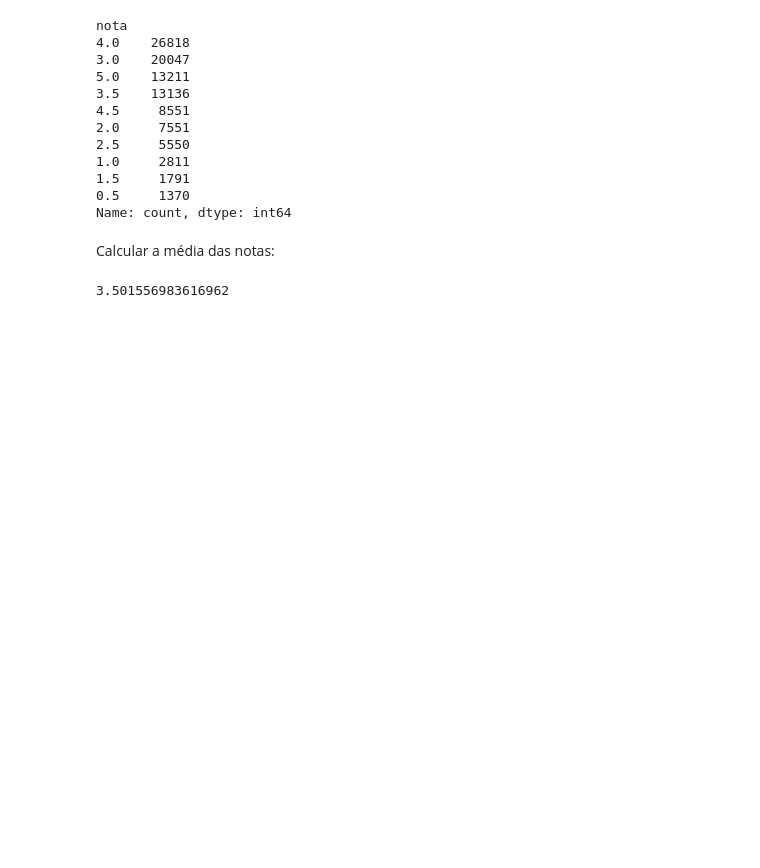
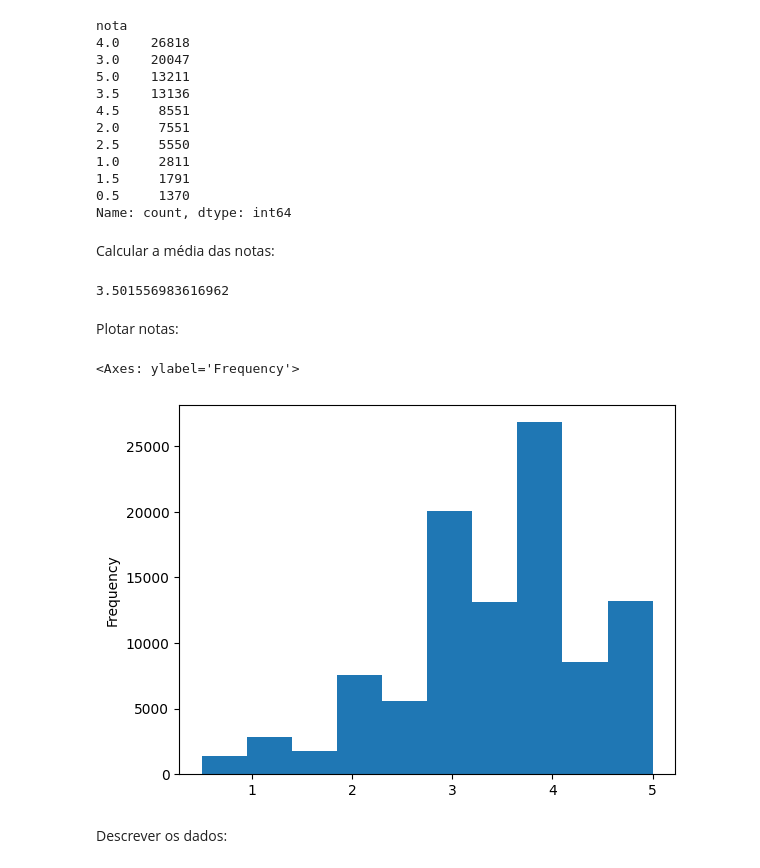
Before and after one commit to alex-sandro/Curso-data-science, a Jupyter notebook: Curso_Data_Science.ipynb, the cells around one changed output. Cells and saved outputs as stored; diff of their text form; code cells hidden in the pictures; blank space fills up the shorter version.

```diff
--- a/Curso_Data_Science.ipynb
+++ b/Curso_Data_Science.ipynb
@@ -99,3 +99,12 @@ Calcular a média das notas:
 notas["nota"].mean()
 # %% [output]
 3.501556983616962
+# %% [markdown]
+Plotar notas:
+# %%
+notas.nota.plot(kind='hist')
+# %% [output]
+<Axes: ylabel='Frequency'>
+[figure, added]
+# %% [markdown]
+Descrever os dados:
```
Also changed, not shown: parts of 2 cells of this notebook.
